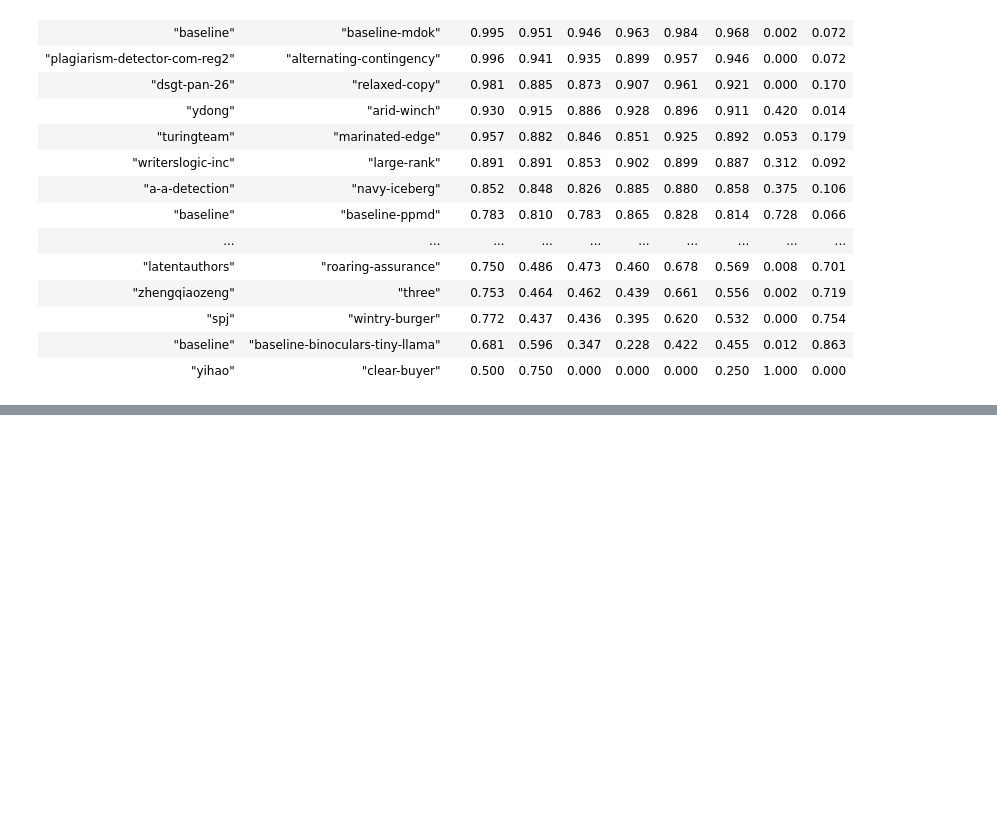
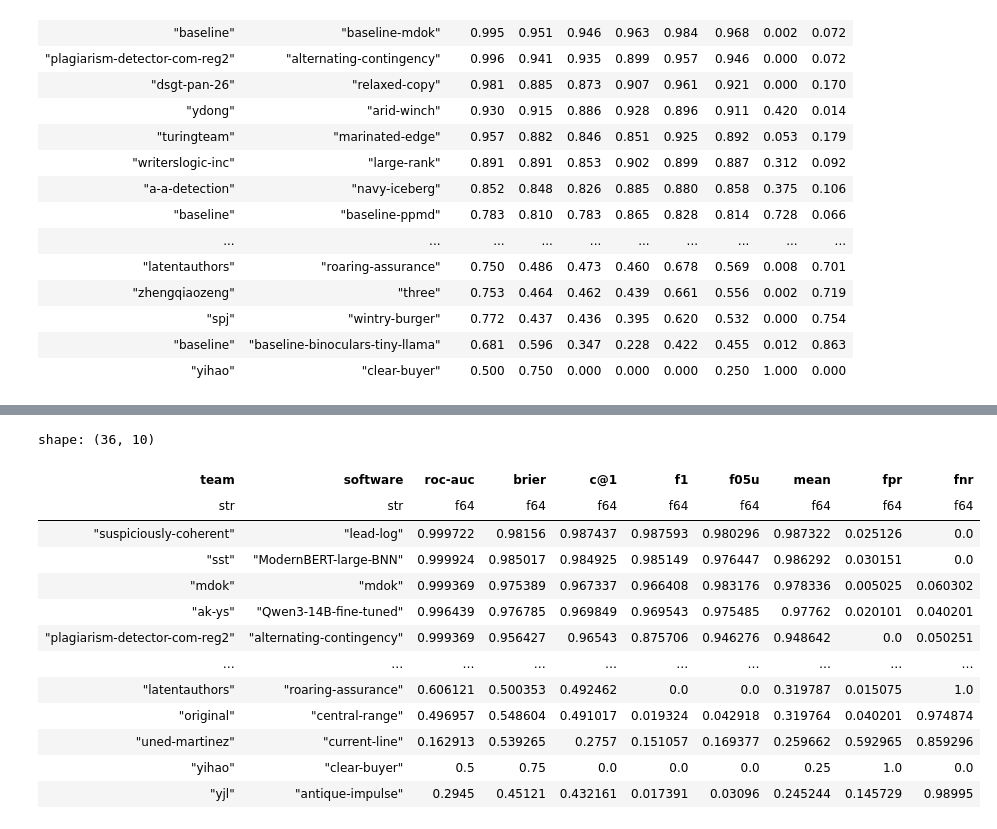
Before and after one commit to pan-webis-de/pan26-generative-ai-authorship-verification, a Jupyter notebook: notebooks/task-eval.ipynb, the cells around one changed output, grey strips where cells are left out. Saved outputs shown, nothing was run; the diff lists cells and outputs as text; code cells hidden in the pictures; blank space fills up the shorter version.

```diff
--- a/notebooks/task-eval.ipynb
+++ b/notebooks/task-eval.ipynb
@@ -221,0 +304,20 @@ shape: (37, 10)
+# %%
+get_results_per_run(pan26_df_filtered_best.filter(
+    (pl.col('source') == 'nytimes-writing-prompts-tibet-translated-mr-kk-ja-lo-iw-am-en') |
+    ((pl.col('source') == 'nytimes-writing-prompts') & (pl.col('label_truth') == 0))
+), drop_run_and_ds=True)
+# %% [output]
+shape: (36, 10)
+| team | software | roc-auc | brier | c@1 | f1 | f05u | mean | fpr | fnr |
+| str | str | f64 | f64 | f64 | f64 | f64 | f64 | f64 | f64 |
+| "suspiciously-coherent" | "lead-log" | 0.999722 | 0.98156 | 0.987437 | 0.987593 | 0.980296 | 0.987322 | 0.025126 | 0.0 |
+| "sst" | "ModernBERT-large-BNN" | 0.999924 | 0.985017 | 0.984925 | 0.985149 | 0.976447 | 0.986292 | 0.030151 | 0.0 |
+| "mdok" | "mdok" | 0.999369 | 0.975389 | 0.967337 | 0.966408 | 0.983176 | 0.978336 | 0.005025 | 0.060302 |
+| "ak-ys" | "Qwen3-14B-fine-tuned" | 0.996439 | 0.976785 | 0.969849 | 0.969543 | 0.975485 | 0.97762 | 0.020101 | 0.040201 |
+| "plagiarism-detector-com-reg2" | "alternating-contingency" | 0.999369 | 0.956427 | 0.96543 | 0.875706 | 0.946276 | 0.948642 | 0.0 | 0.050251 |
+| … | … | … | … | … | … | … | … | … | … |
+| "latentauthors" | "roaring-assurance" | 0.606121 | 0.500353 | 0.492462 | 0.0 | 0.0 | 0.319787 | 0.015075 | 1.0 |
+| "original" | "central-range" | 0.496957 | 0.548604 | 0.491017 | 0.019324 | 0.042918 | 0.319764 | 0.040201 | 0.974874 |
+| "uned-martinez" | "current-line" | 0.162913 | 0.539265 | 0.2757 | 0.151057 | 0.169377 | 0.259662 | 0.592965 | 0.859296 |
+| "yihao" | "clear-buyer" | 0.5 | 0.75 | 0.0 | 0.0 | 0.0 | 0.25 | 1.0 | 0.0 |
+| "yjl" | "antique-impulse" | 0.2945 | 0.45121 | 0.432161 | 0.017391 | 0.03096 | 0.245244 | 0.145729 | 0.98995 |
```
Also changed, not shown: parts of 18 cells of this notebook.
